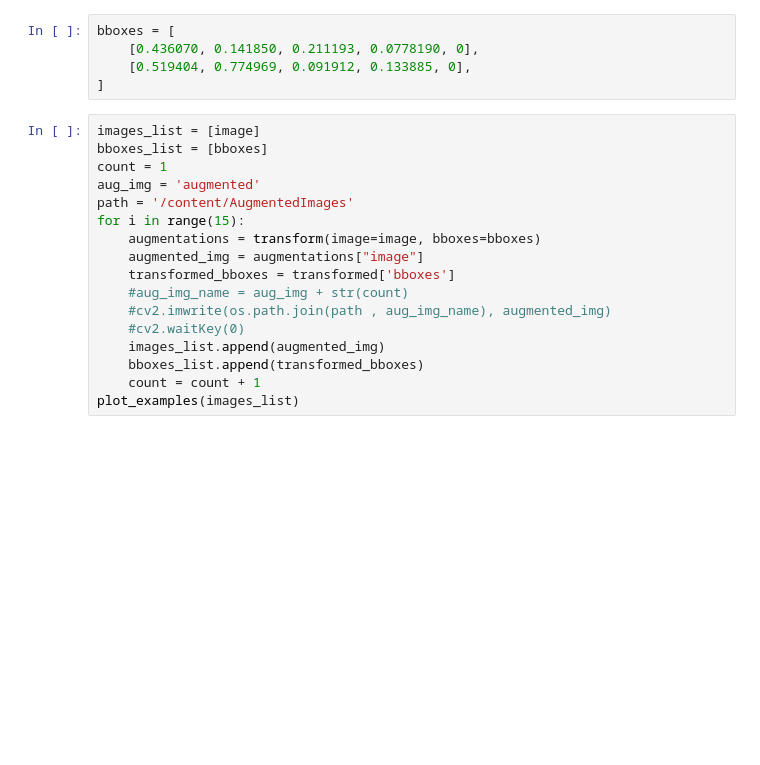
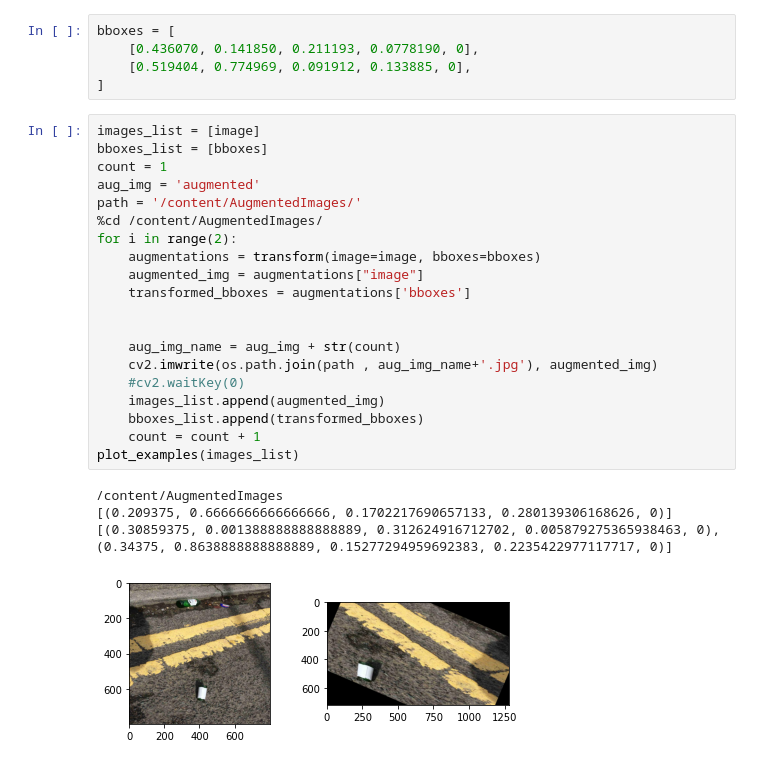
Before and after one commit to fkhan98/Trash_Detection, a Jupyter notebook: Albumentations_Trash.ipynb, the cells around one changed output. Drawn from its saved outputs; the diff is of its cells as text; blank space fills up the shorter version.

```diff
--- a/Albumentations_Trash.ipynb
+++ b/Albumentations_Trash.ipynb
@@ -35,17 +56,25 @@ bboxes = [
 # %%
 images_list = [image]
 bboxes_list = [bboxes]
 count = 1
 aug_img = 'augmented'
-path = '/content/AugmentedImages'
-for i in range(15):
+path = '/content/AugmentedImages/'
+%cd /content/AugmentedImages/
+for i in range(2):
     augmentations = transform(image=image, bboxes=bboxes)
     augmented_img = augmentations["image"]
-    transformed_bboxes = transformed['bboxes']
-    #aug_img_name = aug_img + str(count)
-    #cv2.imwrite(os.path.join(path , aug_img_name), augmented_img)
+    transformed_bboxes = augmentations['bboxes']
+
+
+    aug_img_name = aug_img + str(count)
+    cv2.imwrite(os.path.join(path , aug_img_name+'.jpg'), augmented_img)
     #cv2.waitKey(0)
     images_list.append(augmented_img)
     bboxes_list.append(transformed_bboxes)
     count = count + 1
 plot_examples(images_list)
+# %% [output]
+/content/AugmentedImages
+[(0.209375, 0.6666666666666666, 0.1702217690657133, 0.280139306168626, 0)]
+[(0.30859375, 0.001388888888888889, 0.312624916712702, 0.005879275365938463, 0), (0.34375, 0.8638888888888889, 0.15277294959692383, 0.2235422977117717, 0)]
+[figure, added]
```
Also changed, not shown: parts of 6 cells of this notebook.
